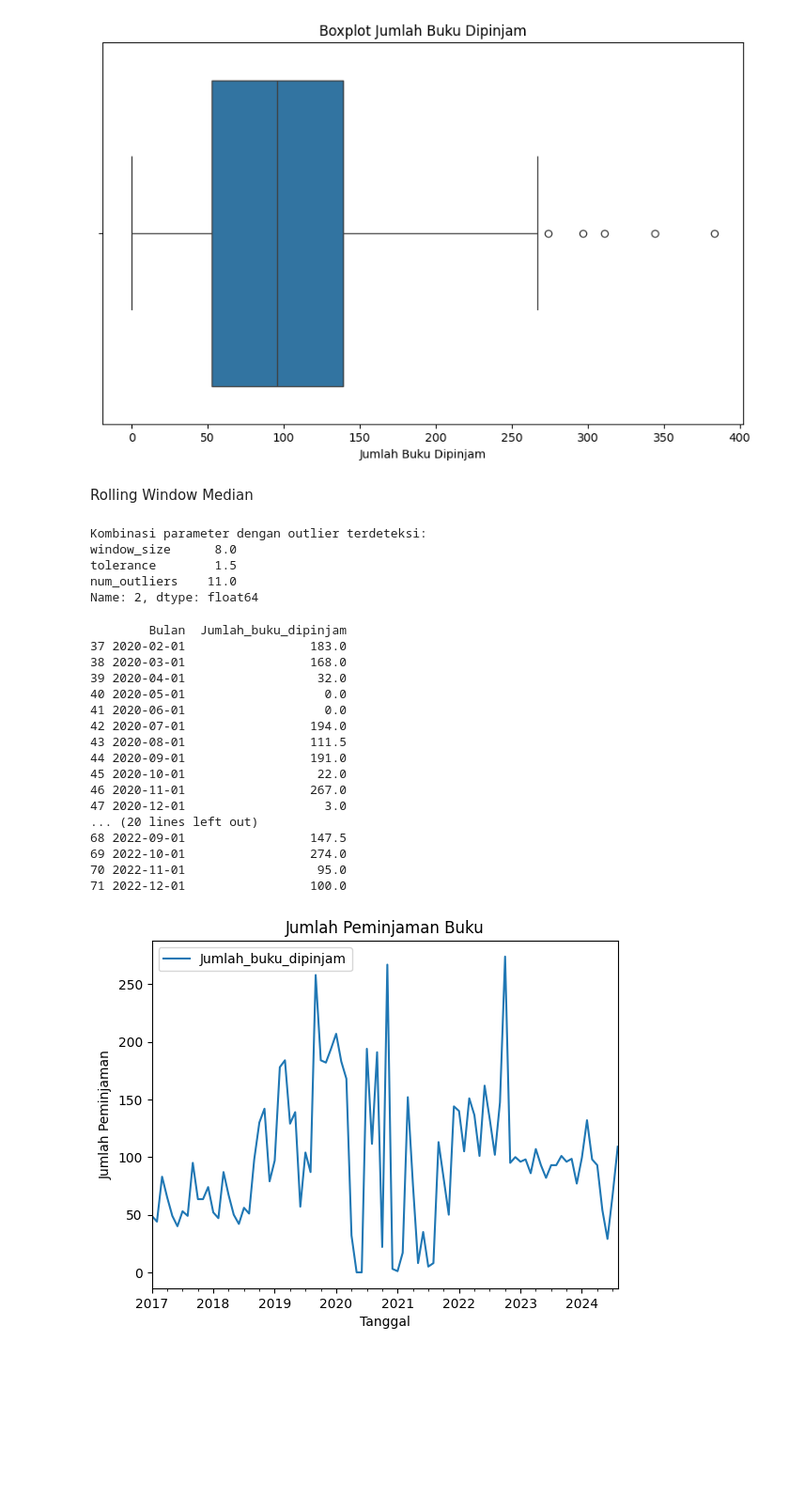
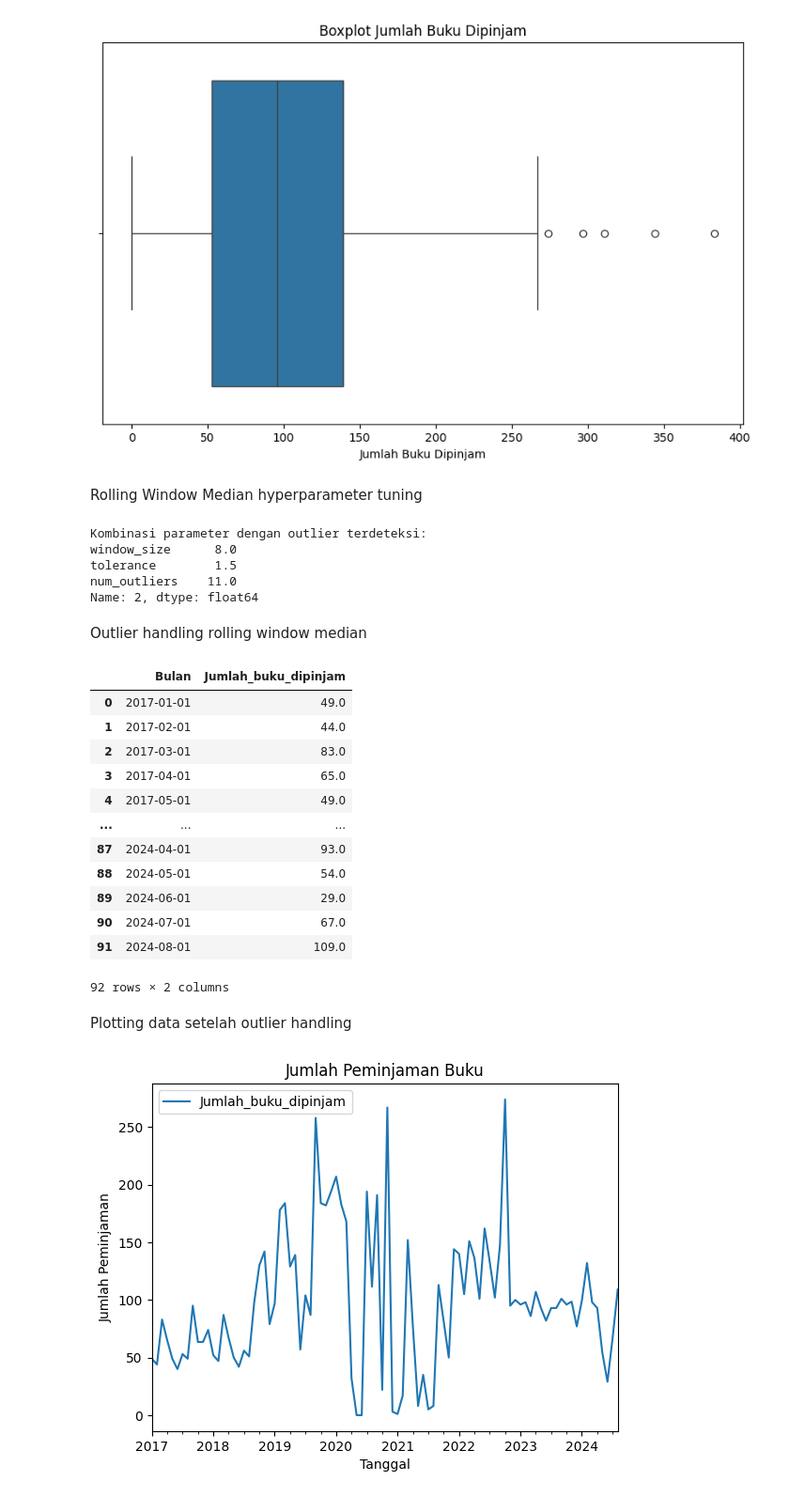
Before and after one commit to andikaryan/forecasting, a Jupyter notebook: CNN-GRU With Outlier Handling.ipynb, the cells around one changed output. Shown: that part at 94% size. Drawn from its saved outputs; the diff is of its cells as text; code cells hidden in the pictures; blank space fills up the shorter version.

Commit message:
feat : hyperparameter tuning cnn-gru

```diff
--- a/CNN-GRU With Outlier Handling.ipynb
+++ b/CNN-GRU With Outlier Handling.ipynb
@@ -169,7 +172,7 @@ plt.show()
 # %% [output]
 [figure]
 # %% [markdown]
-Rolling Window Median
+Rolling Window Median hyperparameter tuning
 # %%
 # Rentang hyperparameter
 window_sizes = [8, 10, 12]  # Contoh rentang window size
@@ -218,55 +221,48 @@ window_size      8.0
 tolerance        1.5
 num_outliers    11.0
 Name: 2, dtype: float64
+# %% [markdown]
+Outlier handling rolling window median
 # %%
-# Menambahkan beberapa outlier secara manual untuk contoh
-buku_000.loc[37 , 'Jumlah_buku_dipinjam'] = 344
-buku_000.loc[43, 'Jumlah_buku_dipinjam'] = 311
-buku_000.loc[68 , 'Jumlah_buku_dipinjam'] = 383
-buku_000.loc[69, 'Jumlah_buku_dipinjam'] = 274
-buku_000.loc[71, 'Jumlah_buku_dipinjam'] = 297
-
-# Menghitung Moving Average atau Median (misalnya window 3 bulan)
+# Menghitung Moving Average atau Median
 window_size = 8
 # Menghitung Rolling Median
 buku_000['rolling_median'] = buku_000['Jumlah_buku_dipinjam'].rolling(window=window_size, center=True).median()
 
 # Menghitung batas toleransi outlier (misalnya 2 standar deviasi)
 buku_000['rolling_std'] = buku_000['Jumlah_buku_dipinjam'].rolling(window=window_size, center=True).std()
 
 # Batas atas dan bawah untuk deteksi outlier
 tolerance = 1.5 # multiplier untuk standar deviasi
 upper_bound = buku_000['rolling_median'] + tolerance * buku_000['rolling_std']
 lower_bound = buku_000['rolling_median'] - tolerance * buku_000['rolling_std']
 
 # Deteksi outlier
 outliers = (buku_000['Jumlah_buku_dipinjam'] > upper_bound) | (buku_000['Jumlah_buku_dipinjam'] < lower_bound)
 
 # Ganti outlier dengan rolling median
 buku_000.loc[outliers, 'Jumlah_buku_dipinjam'] = buku_000.loc[outliers, 'rolling_median']
 
 # Drop kolom rolling mean dan rolling std (opsional)
 buku_000.drop(columns=['rolling_median', 'rolling_std'], inplace=True)
 
-print(buku_000.iloc[37:72])
+buku_000
 # %% [output]
+|  | Bulan | Jumlah_buku_dipinjam |
+| 0 | 2017-01-01 | 49.0 |
+| 1 | 2017-02-01 | 44.0 |
+| 2 | 2017-03-01 | 83.0 |
+| 3 | 2017-04-01 | 65.0 |
+| 4 | 2017-05-01 | 49.0 |
+| ... | ... | ... |
+| 87 | 2024-04-01 | 93.0 |
+| 88 | 2024-05-01 | 54.0 |
+| 89 | 2024-06-01 | 29.0 |
+| 90 | 2024-07-01 | 67.0 |
+| 91 | 2024-08-01 | 109.0 |
-        Bulan  Jumlah_buku_dipinjam
-37 2020-02-01                 183.0
-38 2020-03-01                 168.0
-39 2020-04-01                  32.0
-40 2020-05-01                   0.0
-41 2020-06-01                   0.0
-42 2020-07-01                 194.0
-43 2020-08-01                 111.5
-44 2020-09-01                 191.0
-45 2020-10-01                  22.0
-46 2020-11-01                 267.0
-47 2020-12-01                   3.0
-... (20 lines left out)
-68 2022-09-01                 147.5
-69 2022-10-01                 274.0
-70 2022-11-01                  95.0
-71 2022-12-01                 100.0
+92 rows × 2 columns
+# %% [markdown]
+Plotting data setelah outlier handling
 # %%
 buku_000.plot(x='Bulan', y='Jumlah_buku_dipinjam', kind='line')
 plt.title('Jumlah Peminjaman Buku')
```
Also changed, not shown: parts of 10 cells of this notebook, 30 other files.
